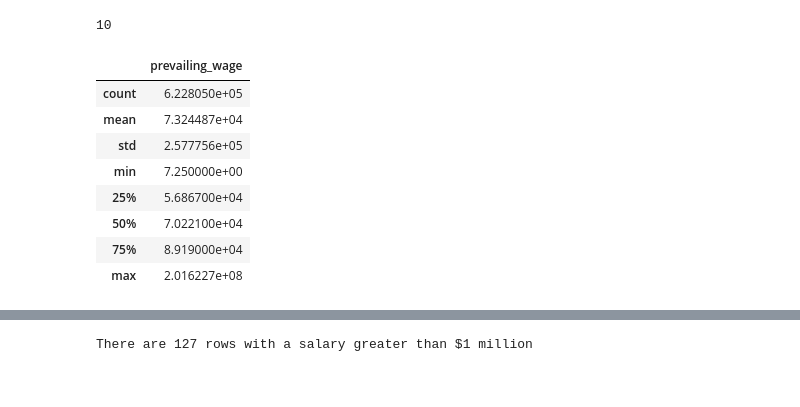
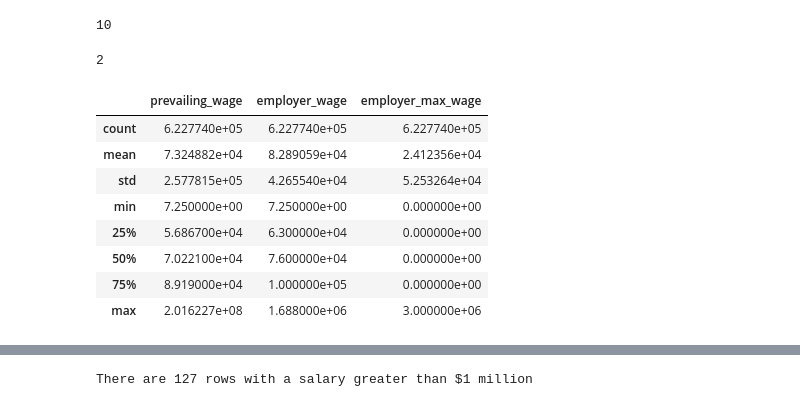
Before and after one commit to pdagger/Springboard_Data_Science, a Jupyter notebook: Capstone_Project_1/data_wrangling.ipynb, the cells around one changed output, grey strips where cells are left out. Drawn from its saved outputs; the diff is of its cells as text; code cells hidden in the pictures.

```diff
--- a/Capstone_Project_1/data_wrangling.ipynb
+++ b/Capstone_Project_1/data_wrangling.ipynb
@@ -50,7 +51,8 @@ df1_reduced = df1[['EMPLOYER_NAME', 'JOB_TITLE', 'SOC_NAME', 'FULL_TIME_POSITION
 # %%
 #Rename columns to meaningful and easier names
 df1_reduced.columns = ['employer', 'job_title', 'occupational_name', 'full_time', \
-                       'prevailing_wage', 'wage_period', 'city', 'county', 'state', \
-                       'postal_code']
+                       'prevailing_wage', 'pw_wage_period', 'employer_wage', \
+                       'employer_max_wage', 'employer_wage_period', 'city', \
+                       'county', 'state', 'postal_code']
 df1_reduced.head()
 # %% [output]
@@ -157,12 +157,3 @@ Number of rows with a postal code having less than 5 digits: 0
-# %%
-# This number being to low compared to the size of the data set, we drop them
-i=0
-to_drop = []
-for code in df_drop.postal_code:
-    if len(code) < 5:
-        to_drop.append(i)
-    i += 1
-df_drop = df_drop.drop(to_drop).reset_index(drop=True)
 # %%
 df_drop.info()
 # %% [output]
@@ -210,8 +207,8 @@ Name: wage_period, dtype: int64
 #There are only 14 rows with Year value for wage_period, we drop them
 #and for the others later we are going to
 #calculate a yearly salary based on their hourly salary
-drop_list = df_drop.wage_period[(df_drop.full_time == 'N') & \
-                                (df_drop.wage_period == 'Year')].index
+drop_list = df_drop[(df_drop.full_time == 'N') & \
+                                (df_drop.pw_wage_period == 'Year')].index
 df_drop = df_drop.drop(drop_list)
 # %%
 len(df_drop)
@@ -219,0 +227,7 @@ len(df_drop)
+# %%
+#There are only 14 rows with Year value for wage_period, we drop them
+#and for the others later we are going to
+#calculate a yearly salary based on their hourly salary
+drop_list = df_drop[(df_drop.full_time == 'N') & \
+                                (df_drop.employer_wage_period == 'Year')].index
+df_drop = df_drop.drop(drop_list)
@@ -271,3 +293,8 @@ df_drop.describe()
 len(df_drop[df_drop.prevailing_wage == 0])
 # %% [output]
 10
+# %%
+#Check how many rows have a zero value
+len(df_drop[df_drop.employer_wage == 0])
+# %% [output]
+2
@@ -274,16 +304,16 @@ len(df_drop[df_drop.prevailing_wage == 0])
 # %%
 #Drop rows with zero value for prevailing_wage
-df_drop = df_drop[df_drop.prevailing_wage > 0]
+df_drop = df_drop[(df_drop.prevailing_wage > 0) & (df_drop.employer_wage > 0)]
 df_drop.describe()
 # %% [output]
-|  | prevailing_wage |
-| count | 6.228050e+05 |
-| mean | 7.324487e+04 |
-| std | 2.577756e+05 |
-| min | 7.250000e+00 |
-| 25% | 5.686700e+04 |
-| 50% | 7.022100e+04 |
-| 75% | 8.919000e+04 |
-| max | 2.016227e+08 |
+|  | prevailing_wage | employer_wage | employer_max_wage |
+| count | 6.227740e+05 | 6.227740e+05 | 6.227740e+05 |
+| mean | 7.324882e+04 | 8.289059e+04 | 2.412356e+04 |
+| std | 2.577815e+05 | 4.265540e+04 | 5.253264e+04 |
+| min | 7.250000e+00 | 7.250000e+00 | 0.000000e+00 |
+| 25% | 5.686700e+04 | 6.300000e+04 | 0.000000e+00 |
+| 50% | 7.022100e+04 | 7.600000e+04 | 0.000000e+00 |
+| 75% | 8.919000e+04 | 1.000000e+05 | 0.000000e+00 |
+| max | 2.016227e+08 | 1.688000e+06 | 3.000000e+06 |
 # %%
 #Function to change non annual salaries to yearly salaries
```
Also changed, not shown: parts of 33 cells of this notebook.
